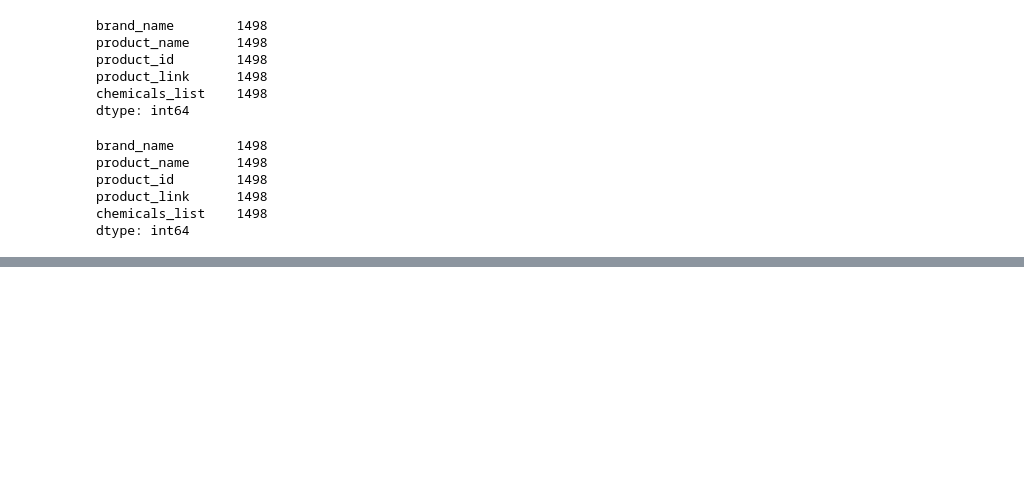
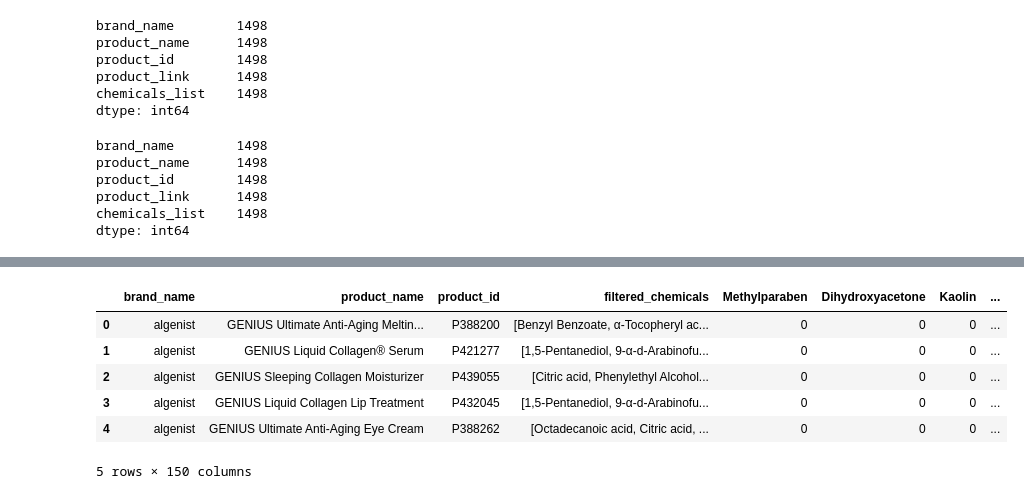
Before and after one commit to mullapudirohith/Sephora-Sentiment-Analysis, a Jupyter notebook: main/DS4B.ipynb, the cells around one changed output, grey strips where cells are left out. Saved outputs shown, nothing was run; the diff lists cells and outputs as text; code cells hidden in the pictures; blank space fills up the shorter version.

```diff
--- a/main/DS4B.ipynb
+++ b/main/DS4B.ipynb
@@ -364,0 +424,10 @@ products_df.to_csv("../data/products.csv")
+# %%
+filtered_products_df.head()
+# %% [output]
+|  | brand_name | product_name | product_id | filtered_chemicals | Methylparaben | Dihydroxyacetone | Kaolin | ... |
+| 0 | algenist | GENIUS Ultimate Anti-Aging Meltin... | P388200 | [Benzyl Benzoate, α-Tocopheryl ac... | 0 | 0 | 0 | ... |
+| 1 | algenist | GENIUS Liquid Collagen® Serum | P421277 | [1,5-Pentanediol, 9-α-d-Arabinofu... | 0 | 0 | 0 | ... |
+| 2 | algenist | GENIUS Sleeping Collagen Moisturizer | P439055 | [Citric acid, Phenylethyl Alcohol... | 0 | 0 | 0 | ... |
+| 3 | algenist | GENIUS Liquid Collagen Lip Treatment | P432045 | [1,5-Pentanediol, 9-α-d-Arabinofu... | 0 | 0 | 0 | ... |
+| 4 | algenist | GENIUS Ultimate Anti-Aging Eye Cream | P388262 | [Octadecanoic acid, Citric acid, ... | 0 | 0 | 0 | ... |
+5 rows × 150 columns
```
Also changed, not shown: parts of 9 cells of this notebook, 1 other file.
